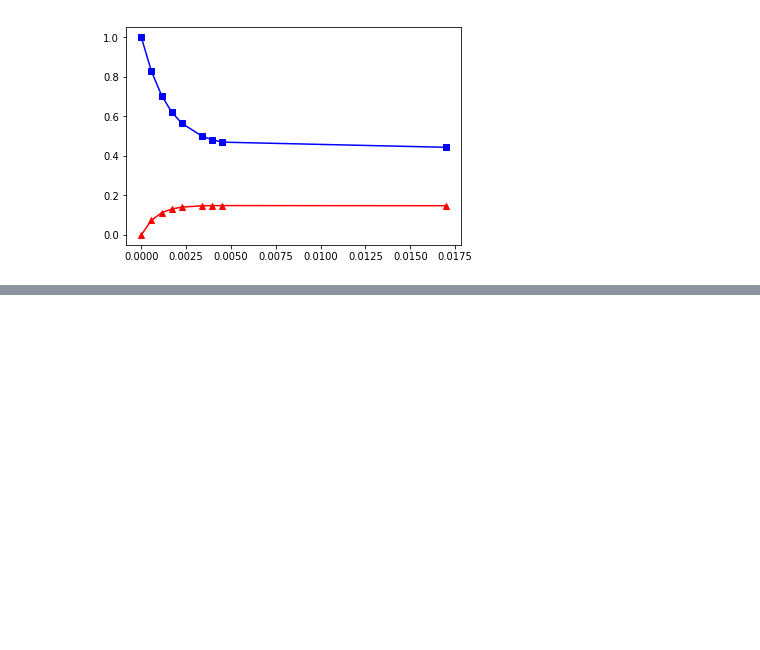
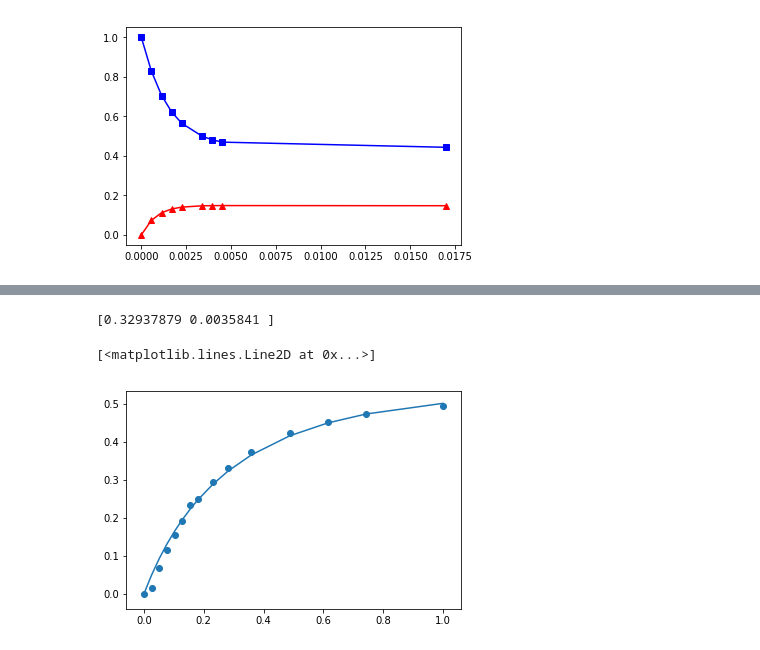
Before and after one commit to lsg6140/Python, a Jupyter notebook: PBM/pe_ode_test.ipynb, the cells around one changed output, grey strips where cells are left out. Cells and saved outputs as stored; diff of their text form; code cells hidden in the pictures; blank space fills up the shorter version.

```diff
--- a/PBM/pe_ode_test.ipynb
+++ b/PBM/pe_ode_test.ipynb
@@ -298,0 +405,27 @@ y0 is
+# %%
+def model1_scaled_pe(u,kbar):
+    dudt = kbar[0]*(126.2/91.9-u)*(1-u)**2-kbar[1]*u**2
+    return dudt
+# %%
+k_guess1 = np.array([1e-6,1e-6])
+yc1 = 91.9
+tc1 = t_model1[-1]
+yhat_bar1 = yhat_model1/yc1
+tbar1 = t_model1/tc1
+kbar1 = np.empty(2)
+kbar1[0] = k_model1[0]*yc1**2*tc1
+kbar1[1] = k_model1[1]*yc1*tc1
+kbar10 = np.empty(2)
+kbar10[0] = k_guess1[0]*yc1**2*tc1
+kbar10[1] = k_guess1[1]*yc1*tc1
+print(kbar10)
+# %% [output]
+[0.32937879 0.0035841 ]
+# %%
+res_model1_scaled_pe= pe.state_jacob_int(model1_scaled_pe,y0bar1,kbar1,tbar1)
+# %%
+plt.scatter(tbar1,yhat_model1/yc1)
+plt.plot(tbar1,res_model1_scaled_pe[0][0,:])
+# %% [output]
+[<matplotlib.lines.Line2D at 0x...>]
+[figure, added]
```
Also changed, not shown: parts of 58 cells of this notebook, 3 other files.
